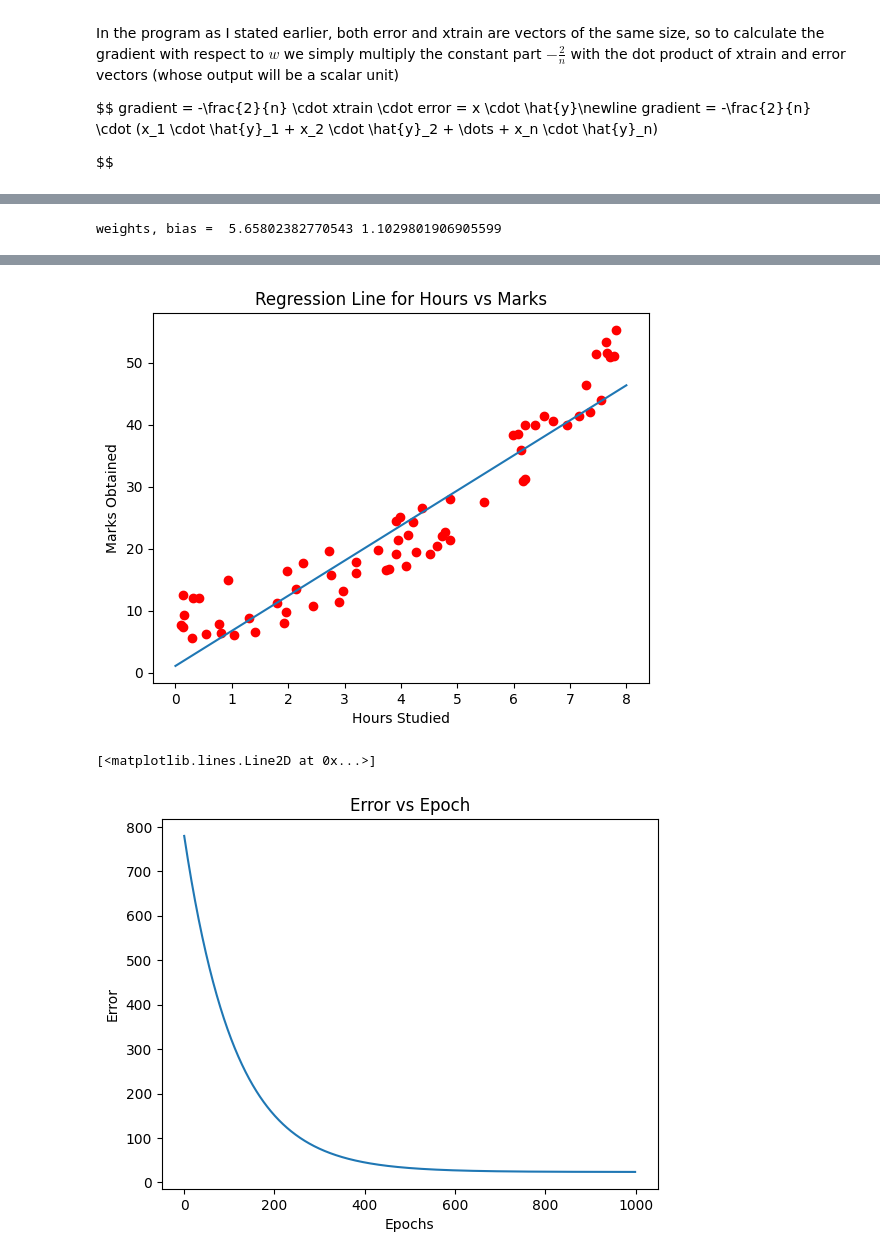
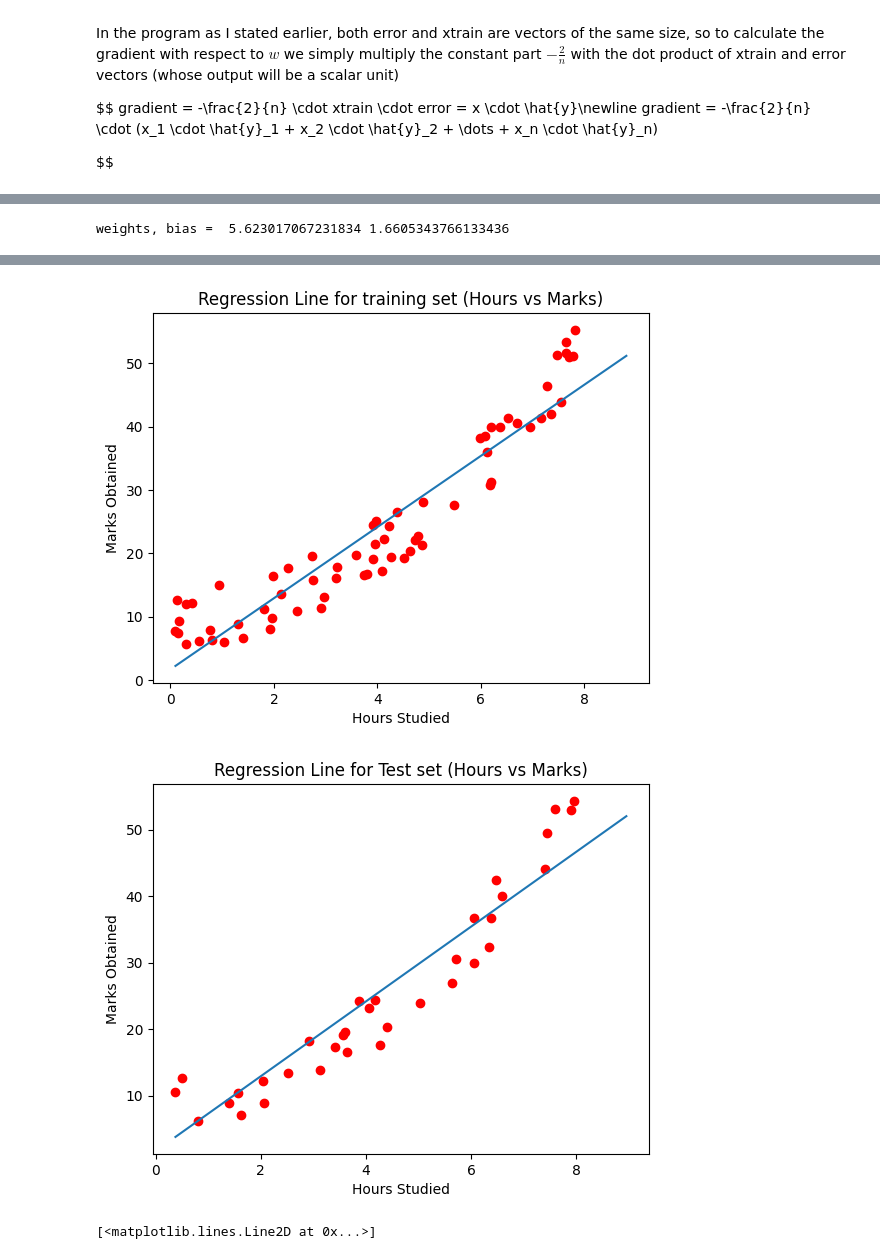
Before and after one commit to itsAnanth/simple-linear-regression, a Jupyter notebook: simple-linear-regression.ipynb, the cells around one changed output, grey strips where cells are left out. Saved outputs shown, nothing was run; the diff lists cells and outputs as text; code cells hidden in the pictures.

```diff
--- a/simple-linear-regression.ipynb
+++ b/simple-linear-regression.ipynb
@@ -85,8 +85,8 @@ in our case for regression a single scalar unit as weight will suffice, since th
 # initialize weights and bias to 0, learning rate can be tweaked to find an optimal starting point
 weight = np.float32(0.0)
 bias = np.float32(0.0)
-epochs = 1000
-learningRate = 0.0001
+epochs = 2000
+learningRate = 0.001
 errors = []
 # %%
 # helper block to see the shapes of hyperparameters and features/labels
@@ -267,20 +267,34 @@ for i in range(epochs):
 
 print("weights, bias = ", weight, bias)
 # %% [output]
-weights, bias =  5.65802382770543 1.1029801906905599
+weights, bias =  5.623017067231834 1.6605343766133436
 # %%
 def predict(x):
     return weight * x + bias
 # %%
 
-xMin = math.floor(min(xtrain))
-xMax = math.ceil(max(xtrain))
+xtrainMin = min(xtrain)
+xtrainMax = max(xtrain)
 
-plt.title("Regression Line for Hours vs Marks")
+xtestMin = min(xtest)
+xtestMax = max(xtest)
+
+xtest_line = np.linspace(xtestMin, xtestMax + 1, 100)
+
+xtrain_line = np.linspace(xtrainMin, xtrainMax + 1, 100)
+
+plt.title("Regression Line for training set (Hours vs Marks)")
 plt.xlabel("Hours Studied")
 plt.ylabel("Marks Obtained")
 plt.scatter(xtrain, ytrain, color="red")
-plt.plot(list(range(xMin, xMax + 1)), [predict(x) for x in range(xMin, xMax + 1)])
+plt.plot(xtrain_line, [predict(x) for x in xtrain_line])
+plt.show()
+
+plt.title("Regression Line for Test set (Hours vs Marks)")
+plt.xlabel("Hours Studied")
+plt.ylabel("Marks Obtained")
+plt.scatter(xtest, ytest, color="red")
+plt.plot(xtest_line, [predict(x) for x in xtest_line])
 plt.show()
 
 plt.title("Error vs Epoch")
@@ -291,3 +322,3 @@ plt.plot(errors)
-[figure, old version]
+[figure, new version]
-[<matplotlib.lines.Line2D at 0x...>]
-[figure, old version]
+[figure, new version]
+[<matplotlib.lines.Line2D at 0x...>]
```
Also changed, not shown: parts of 2 cells of this notebook.
